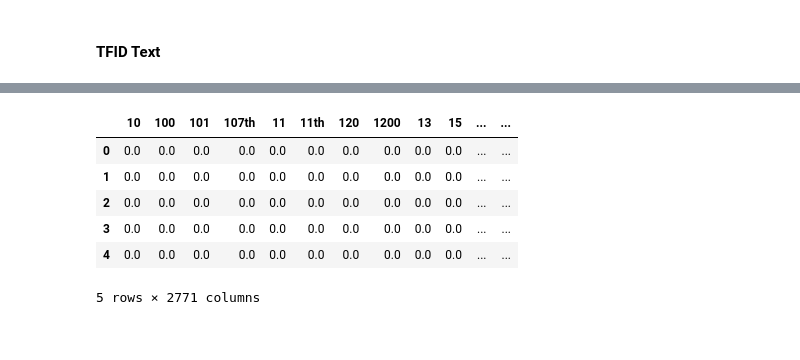
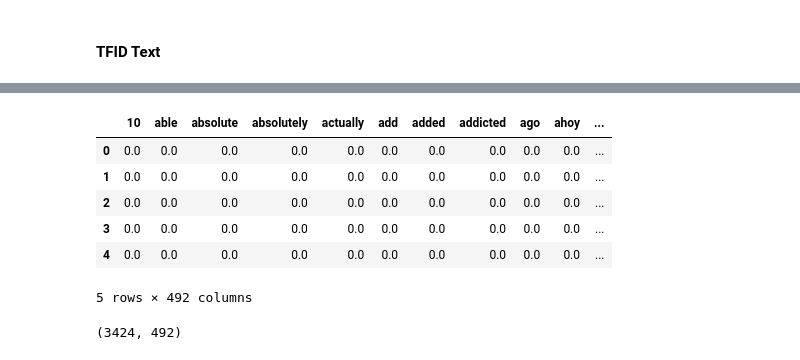
Before and after one commit to MaxThors/UW_final_project, a Jupyter notebook: nlp_feature_extraction_vectorizing.ipynb, the cells around one changed output, grey strips where cells are left out. Saved outputs shown, nothing was run; the diff lists cells and outputs as text; code cells hidden in the pictures.

Commit message:
Added for loop to append "bag of words" to df_tokenize
Now the vector finally works!

```diff
--- a/nlp_feature_extraction_vectorizing.ipynb
+++ b/nlp_feature_extraction_vectorizing.ipynb
@@ -260,7 +260,7 @@ lemmatizer = WordNetLemmatizer()
 all_words = []
 
 
-for i in range(len(df_tokenize['text'][i])):
+for i in range(len(df_tokenize['text'])):
     # separate review text into a list of words
     tokens = reTokenizer.tokenize(df_tokenize['text'][i])
 
@@ -327,0 +329,5 @@ The export is commented out because I haven't limited the text data to the 3000
+# %%
+# create column for bag of words, otherwise loop in next cell won't work.
+# can drop columns that are unnecessary to keep it clean once we're wrapping up the project
+df_tokenize['bag_of_words'] = ""
+df_tokenize.head()
@@ -327,0 +341,14 @@ The export is commented out because I haven't limited the text data to the 3000
+# %%
+# iterate dataframe to populate bag of words column
+for i in range(len(df_tokenize['text'])):
+    # initialize empty column
+    df_tokenize['bag_of_words'][i] = []
+
+    # iterate through df row by row
+    for word in df_tokenize['text'][i]:
+        # if a word in 'text' is in the most common words
+        # this is simply the "most_common_words" without the count column otherwise it would append the word AND count
+        if word in word_features:
+            # if it is, add it to the bag of words cell
+            df_tokenize['bag_of_words'][i].append(word)
+            word_count.append(word)
@@ -397,9 +433,9 @@ df_tfidf_text = pd.DataFrame(df_tokenize)
 # convert text list to string and create string column
 # required for vectorizer, learned after getting error
 # https://stackoverflow.com/questions/45306988/column-of-lists-convert-list-to-string-as-a-new-column
-df_tfidf_text['text_str'] = df_tfidf_text['text'].apply(lambda x: ','.join(map(str, x)))
+df_tfidf_text['bag_of_words_str'] = df_tfidf_text['bag_of_words'].apply(lambda x: ','.join(map(str, x)))
 
-df_tfidf_text.head()
+df_tfidf_text
 
 # create tokenized_reviews.csv
-df_tfidf_text.to_csv("Resources/tokenized_reviews.csv", index=False)
+#df_tfidf_text.to_csv("Resources/tokenized_reviews.csv", index=False)
@@ -406,18 +456,23 @@ df_tfidf_text.to_csv("Resources/tokenized_reviews.csv", index=False)
 # %%
 # get 'text' term frequencies weighted by their relative importance (IDF)
 vectorizer2 = TfidfVectorizer()
 
-sparse_out_text = vectorizer2.fit_transform(df_tfidf_text['text_str'])
+sparse_out_text = vectorizer2.fit_transform(df_tfidf_text['bag_of_words_str'])
 
 tfidf_text_df = pd.DataFrame(data = sparse_out_text.toarray(),
                         columns = vectorizer2.get_feature_names())
 
 tfidf_text_df.head()
 # %% [output]
-|  | 10 | 100 | 101 | 107th | 11 | 11th | 120 | 1200 | 13 | 15 | ... | ... |
-| 0 | 0.0 | 0.0 | 0.0 | 0.0 | 0.0 | 0.0 | 0.0 | 0.0 | 0.0 | 0.0 | ... | ... |
-| 1 | 0.0 | 0.0 | 0.0 | 0.0 | 0.0 | 0.0 | 0.0 | 0.0 | 0.0 | 0.0 | ... | ... |
-| 2 | 0.0 | 0.0 | 0.0 | 0.0 | 0.0 | 0.0 | 0.0 | 0.0 | 0.0 | 0.0 | ... | ... |
-| 3 | 0.0 | 0.0 | 0.0 | 0.0 | 0.0 | 0.0 | 0.0 | 0.0 | 0.0 | 0.0 | ... | ... |
-| 4 | 0.0 | 0.0 | 0.0 | 0.0 | 0.0 | 0.0 | 0.0 | 0.0 | 0.0 | 0.0 | ... | ... |
+|  | 10 | able | absolute | absolutely | actually | add | added | addicted | ago | ahoy | ... |
+| 0 | 0.0 | 0.0 | 0.0 | 0.0 | 0.0 | 0.0 | 0.0 | 0.0 | 0.0 | 0.0 | ... |
+| 1 | 0.0 | 0.0 | 0.0 | 0.0 | 0.0 | 0.0 | 0.0 | 0.0 | 0.0 | 0.0 | ... |
+| 2 | 0.0 | 0.0 | 0.0 | 0.0 | 0.0 | 0.0 | 0.0 | 0.0 | 0.0 | 0.0 | ... |
+| 3 | 0.0 | 0.0 | 0.0 | 0.0 | 0.0 | 0.0 | 0.0 | 0.0 | 0.0 | 0.0 | ... |
+| 4 | 0.0 | 0.0 | 0.0 | 0.0 | 0.0 | 0.0 | 0.0 | 0.0 | 0.0 | 0.0 | ... |
-5 rows × 2771 columns
+5 rows × 492 columns
+# %%
+# I was expecting 500 columns since features are filtered to 500 most common words....
+tfidf_text_df.shape
+# %% [output]
+(3424, 492)
```
Also changed, not shown: parts of 9 cells of this notebook.
